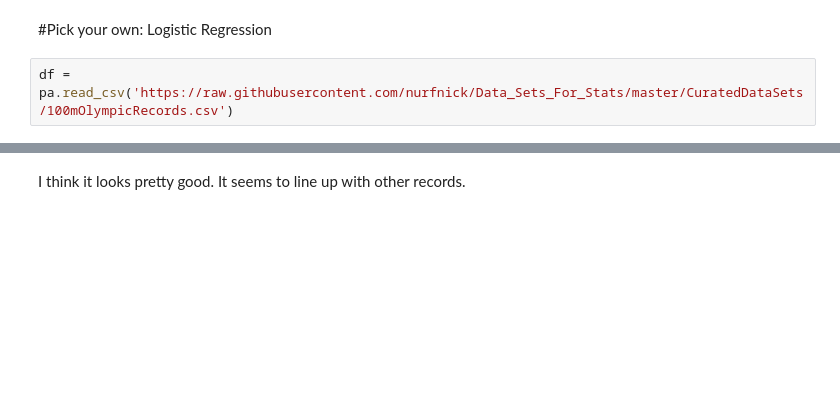
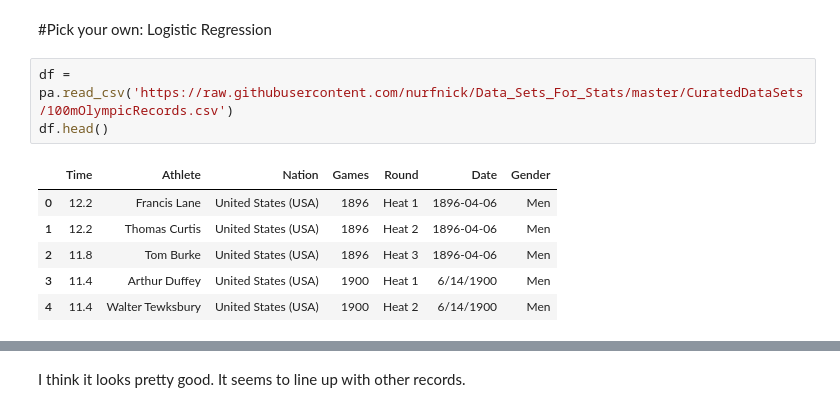
Before and after one commit to gottanned/Operational-Research, a Jupyter notebook: OR_2.ipynb, the cells around one changed output, grey strips where cells are left out. Drawn from its saved outputs; the diff is of its cells as text; blank space fills up the shorter version.

```diff
--- a/OR_2.ipynb
+++ b/OR_2.ipynb
@@ -92,4 +103,12 @@ Seems like if you appear on Marvel 1500 times, you'll be dead.
 #Pick your own: Logistic Regression
 # %%
 df = pa.read_csv('https://raw.githubusercontent.com/nurfnick/Data_Sets_For_Stats/master/CuratedDataSets/100mOlympicRecords.csv')
+df.head()
+# %% [output]
+|  | Time | Athlete | Nation | Games | Round | Date | Gender |
+| 0 | 12.2 | Francis Lane | United States (USA) | 1896 | Heat 1 | 1896-04-06 | Men |
+| 1 | 12.2 | Thomas Curtis | United States (USA) | 1896 | Heat 2 | 1896-04-06 | Men |
+| 2 | 11.8 | Tom Burke | United States (USA) | 1896 | Heat 3 | 1896-04-06 | Men |
+| 3 | 11.4 | Arthur Duffey | United States (USA) | 1900 | Heat 1 | 6/14/1900 | Men |
+| 4 | 11.4 | Walter Tewksbury | United States (USA) | 1900 | Heat 2 | 6/14/1900 | Men |
 # %%
```
Also changed, not shown: parts of 14 cells of this notebook.
